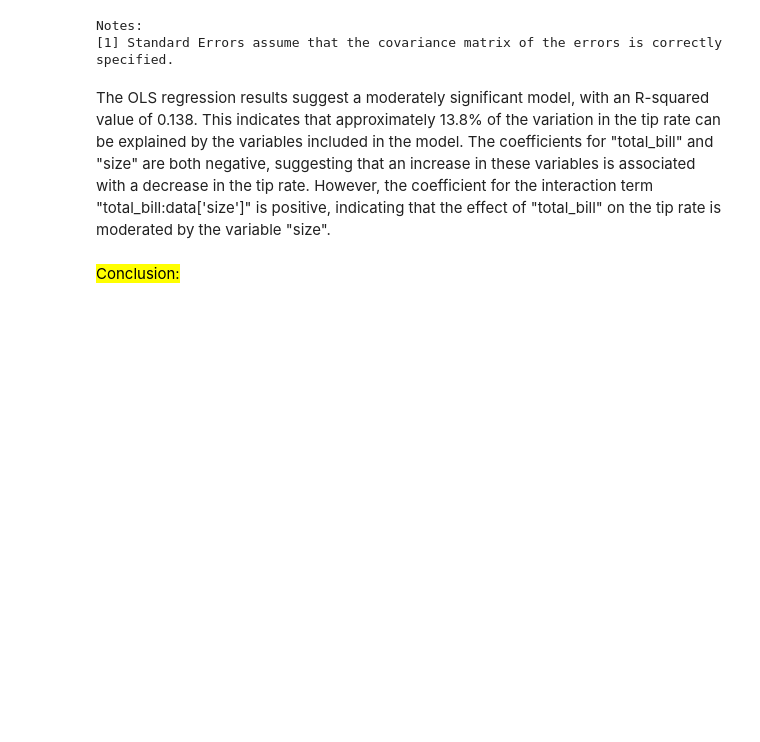
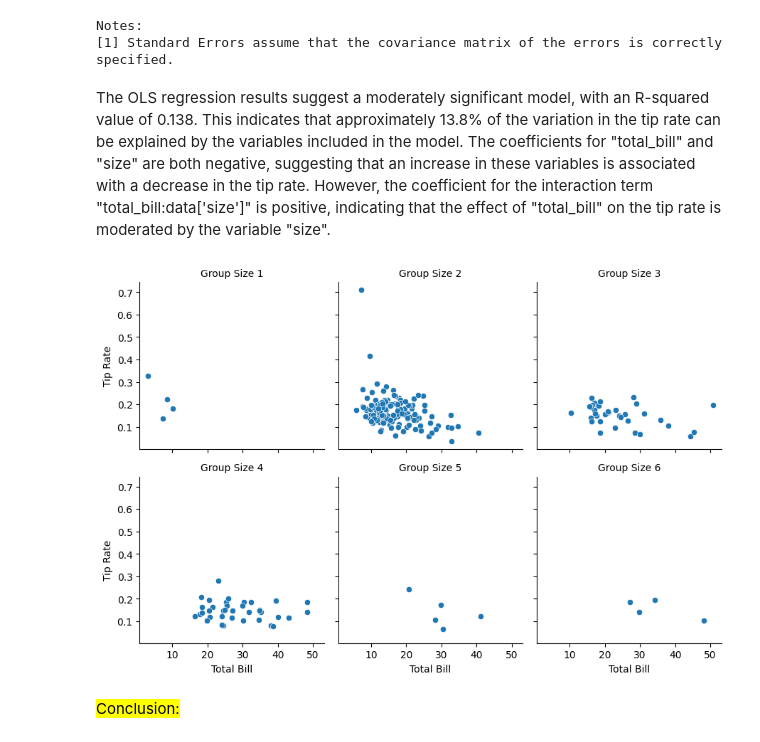
Before and after one commit to MariemMARZOUGUI/data-tips, a Jupyter notebook: TP_Tips.ipynb, the cells around one changed output. Cells and saved outputs as stored; diff of their text form; code cells hidden in the pictures; blank space fills up the shorter version.

```diff
--- a/TP_Tips.ipynb
+++ b/TP_Tips.ipynb
@@ -995,5 +995,14 @@ Notes:
 [1] Standard Errors assume that the covariance matrix of the errors is correctly specified.
 # %% [markdown]
 The OLS regression results suggest a moderately significant model, with an R-squared value of 0.138. This indicates that approximately 13.8% of the variation in the tip rate can be explained by the variables included in the model. The coefficients for "total_bill" and "size" are both negative, suggesting that an increase in these variables is associated with a decrease in the tip rate. However, the coefficient for the interaction term "total_bill:data['size']" is positive, indicating that the effect of "total_bill" on the tip rate is moderated by the variable "size".
+# %%
+# Create separate scatter plots for each group size
+g = sns.FacetGrid(data_tips, col='size', col_wrap=3)
+g.map(sns.scatterplot, 'total_bill', 'tip_rate')
+g.set_axis_labels('Total Bill', 'Tip Rate')
+g.set_titles('Group Size {col_name}')
+plt.show()
+# %% [output]
+[figure, added]
 # %% [markdown]
 <mark>Conclusion:</mark>
```
Also changed, not shown: parts of 4 cells of this notebook.
